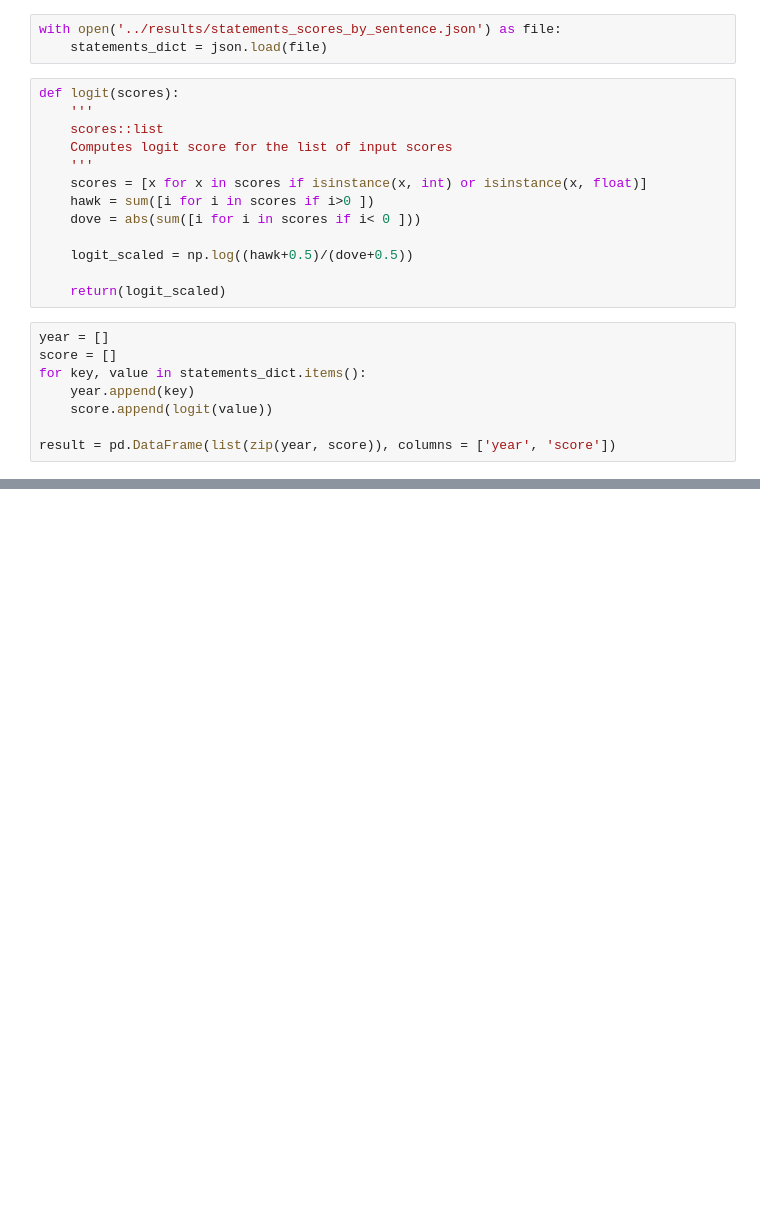
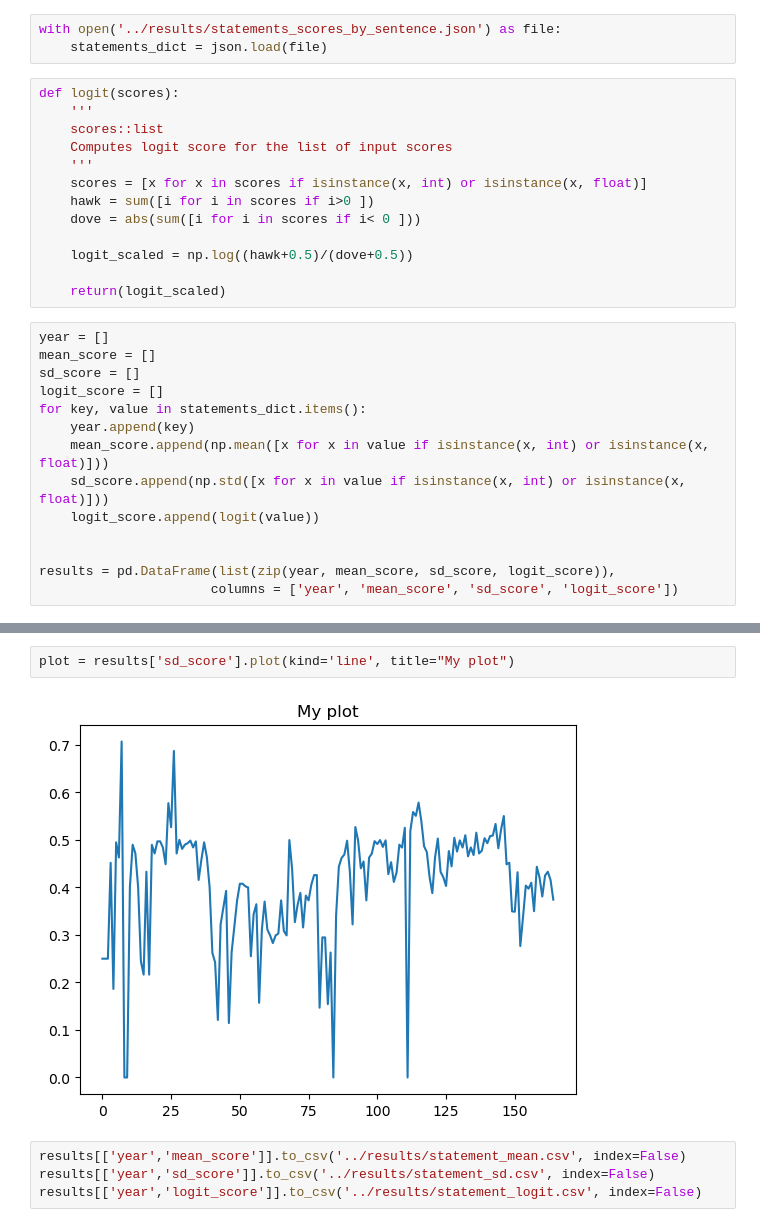
Before and after one commit to DenisPeskoff/FedNLP, a Jupyter notebook: src/statement_logit.ipynb, the cells around one changed output, grey strips where cells are left out. Drawn from its saved outputs; the diff is of its cells as text; blank space fills up the shorter version.

Commit message:
calculated mean sd and logit for sentence level statements and speaker level transcripts

```diff
--- a/src/statement_logit.ipynb
+++ b/src/statement_logit.ipynb
@@ -20,9 +22,15 @@ def logit(scores):
     return(logit_scaled)
 # %%
 year = []
-score = []
+mean_score = []
+sd_score = []
+logit_score = []
 for key, value in statements_dict.items():
     year.append(key)
-    score.append(logit(value))
+    mean_score.append(np.mean([x for x in value if isinstance(x, int) or isinstance(x, float)]))
+    sd_score.append(np.std([x for x in value if isinstance(x, int) or isinstance(x, float)]))
+    logit_score.append(logit(value))
 
-result = pd.DataFrame(list(zip(year, score)), columns = ['year', 'score'])
+
+results = pd.DataFrame(list(zip(year, mean_score, sd_score, logit_score)),
+                      columns = ['year', 'mean_score', 'sd_score', 'logit_score'])
@@ -30,0 +53,8 @@ result.to_csv('../results/statements_scores_by_sentence_logit.csv')
+# %%
+plot = results['sd_score'].plot(kind='line', title="My plot")
+# %% [output]
+[figure, added]
+# %%
+results[['year','mean_score']].to_csv('../results/statement_mean.csv', index=False)
+results[['year','sd_score']].to_csv('../results/statement_sd.csv', index=False)
+results[['year','logit_score']].to_csv('../results/statement_logit.csv', index=False)
```
Also changed, not shown: parts of 3 cells of this notebook, 9 other files.
